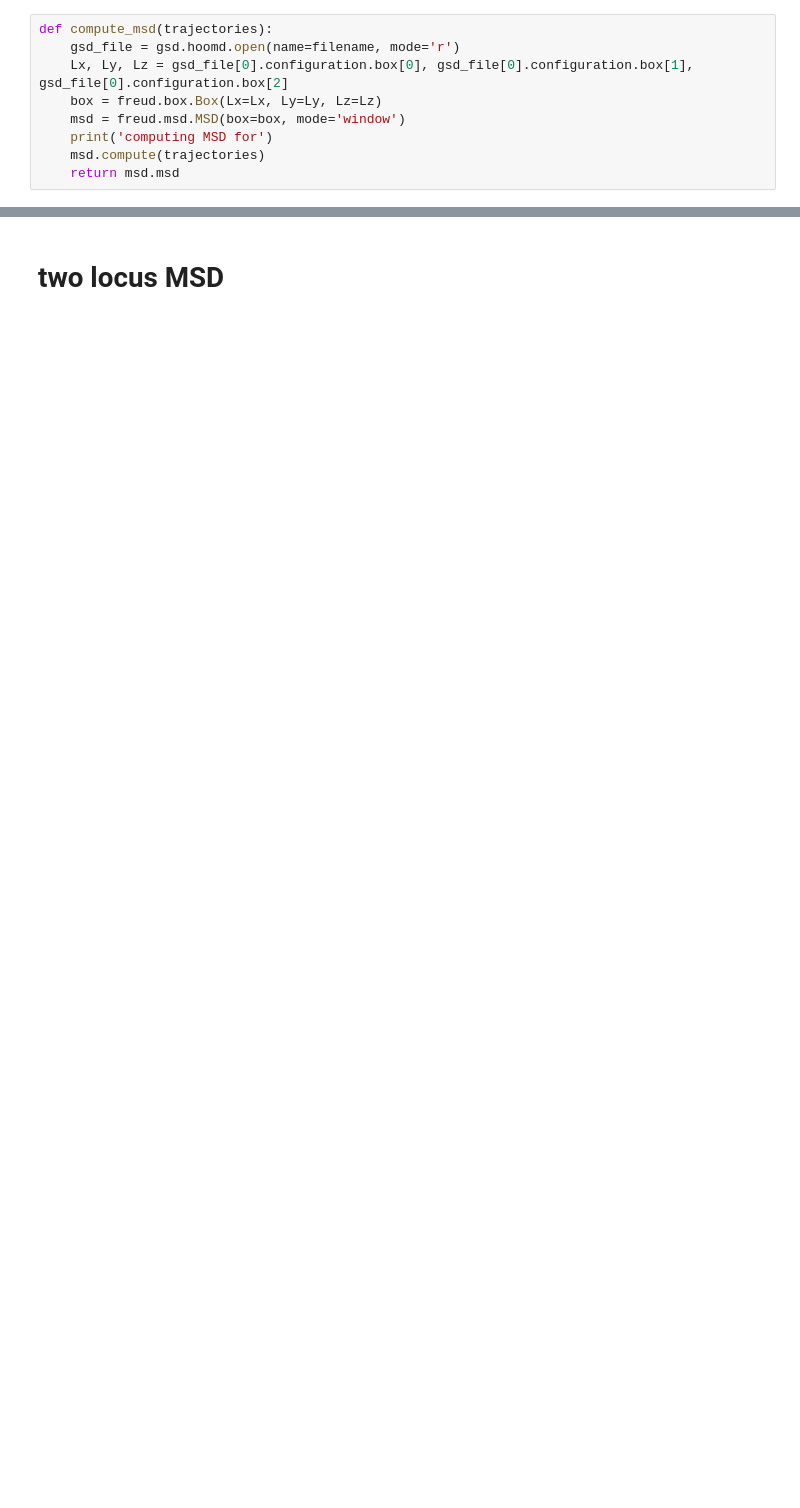
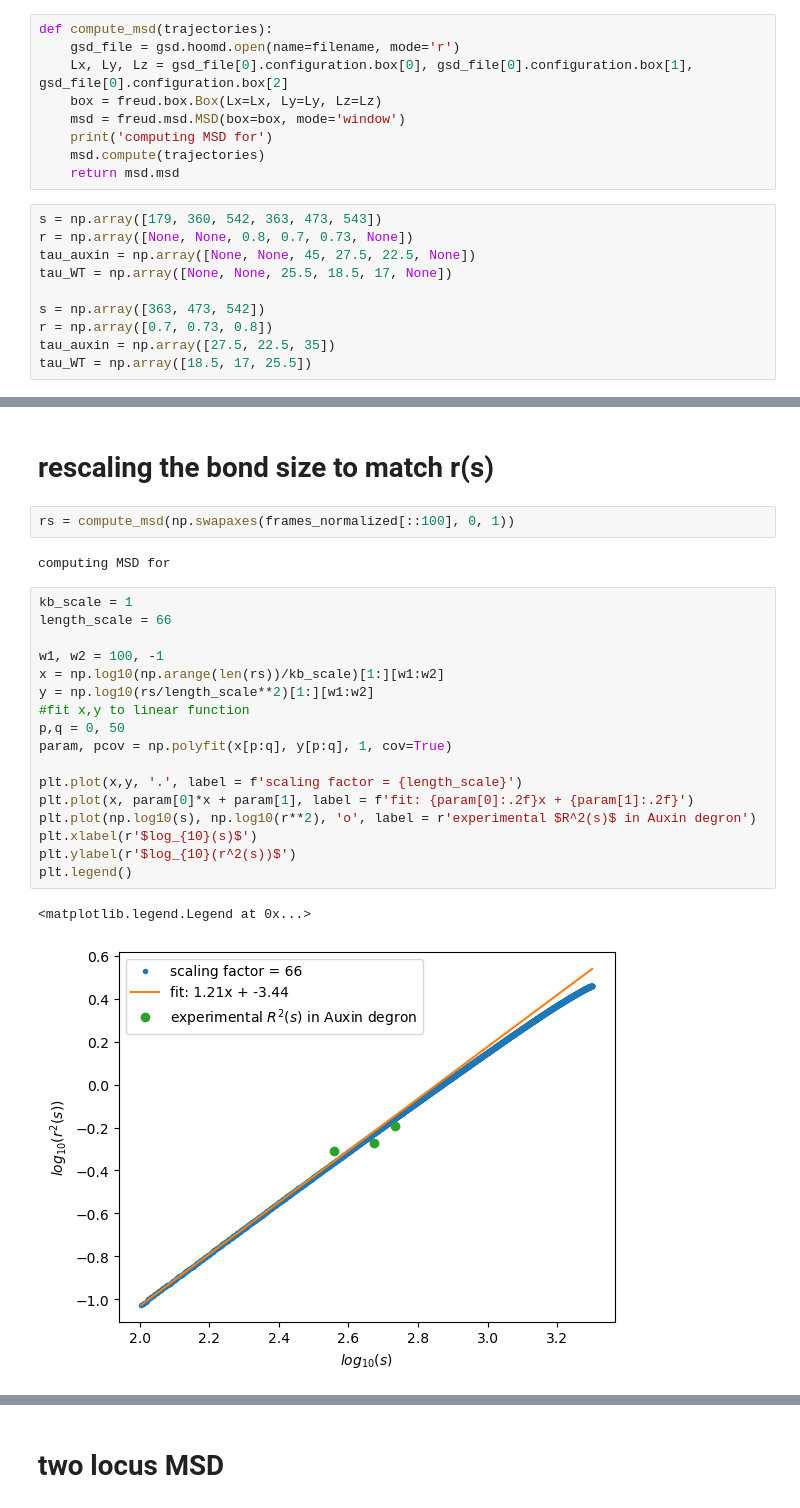
Before and after one commit to timothyfoldes/yeast_extrusion, a Jupyter notebook: analysis.ipynb, the cells around one changed output, grey strips where cells are left out. Drawn from its saved outputs; the diff is of its cells as text; blank space fills up the shorter version.

```diff
--- a/analysis.ipynb
+++ b/analysis.ipynb
@@ -42,3 +101,13 @@ def compute_msd(trajectories):
     print('computing MSD for')
     msd.compute(trajectories)
     return msd.msd
+# %%
+s = np.array([179, 360, 542, 363, 473, 543])
+r = np.array([None, None, 0.8, 0.7, 0.73, None])
+tau_auxin = np.array([None, None, 45, 27.5, 22.5, None])
+tau_WT = np.array([None, None, 25.5, 18.5, 17, None])
+
+s = np.array([363, 473, 542])
+r = np.array([0.7, 0.73, 0.8])
+tau_auxin = np.array([27.5, 22.5, 35])
+tau_WT = np.array([18.5, 17, 25.5])
@@ -44,0 +135,26 @@ def compute_msd(trajectories):
+# %% [markdown]
+# rescaling the bond size to match r(s)
+# %%
+rs = compute_msd(np.swapaxes(frames_normalized[::100], 0, 1))
+# %% [output]
+computing MSD for
+# %%
+kb_scale = 1
+length_scale = 66
+
+w1, w2 = 100, -1
+x = np.log10(np.arange(len(rs))/kb_scale)[1:][w1:w2]
+y = np.log10(rs/length_scale**2)[1:][w1:w2]
+#fit x,y to linear function
+p,q = 0, 50
+param, pcov = np.polyfit(x[p:q], y[p:q], 1, cov=True)
+
+plt.plot(x,y, '.', label = f'scaling factor = {length_scale}')
+plt.plot(x, param[0]*x + param[1], label = f'fit: {param[0]:.2f}x + {param[1]:.2f}')
+plt.plot(np.log10(s), np.log10(r**2), 'o', label = r'experimental $R^2(s)$ in Auxin degron')
+plt.xlabel(r'$log_{10}(s)$')
+plt.ylabel(r'$log_{10}(r^2(s))$')
+plt.legend()
+# %% [output]
+<matplotlib.legend.Legend at 0x...>
+[figure, added]
```
Also changed, not shown: parts of 43 cells of this notebook, 12 other files.
